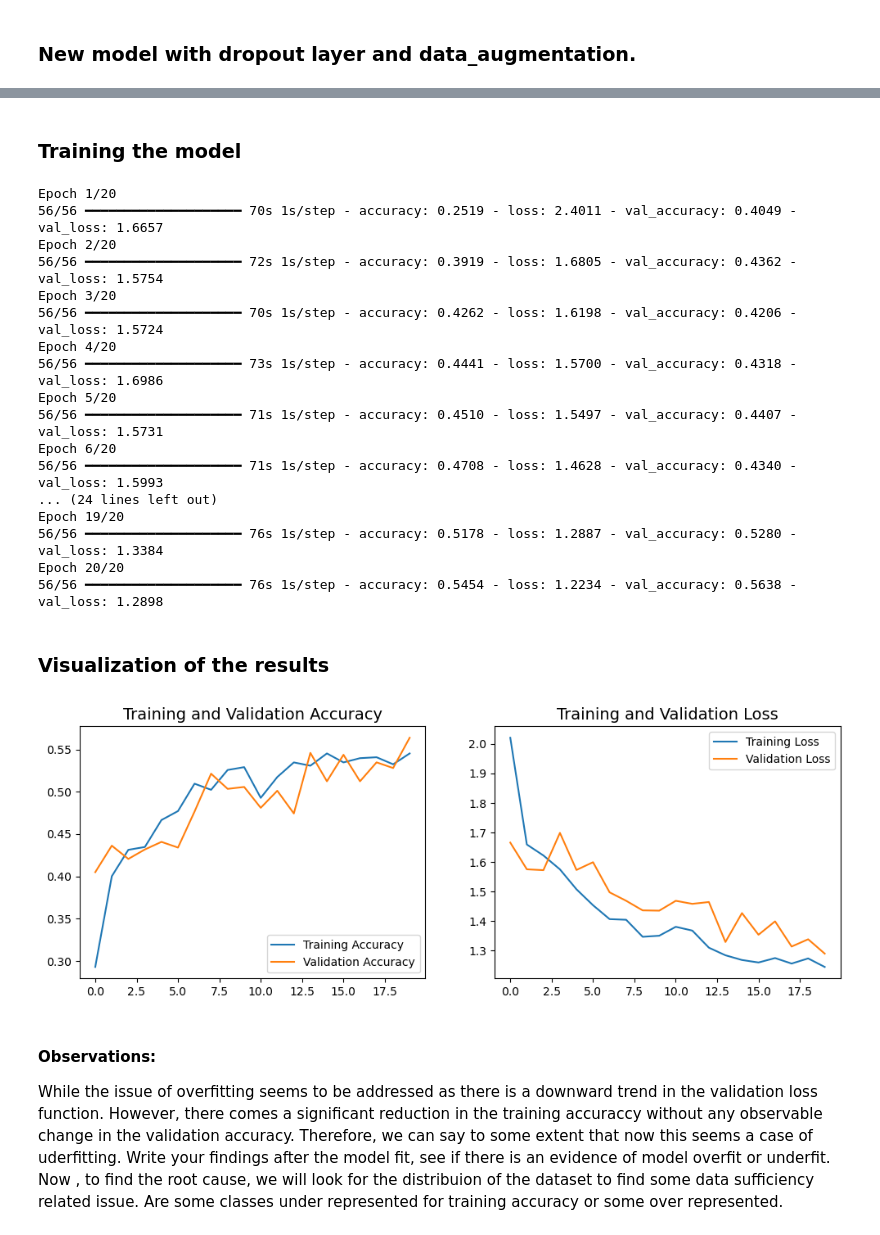
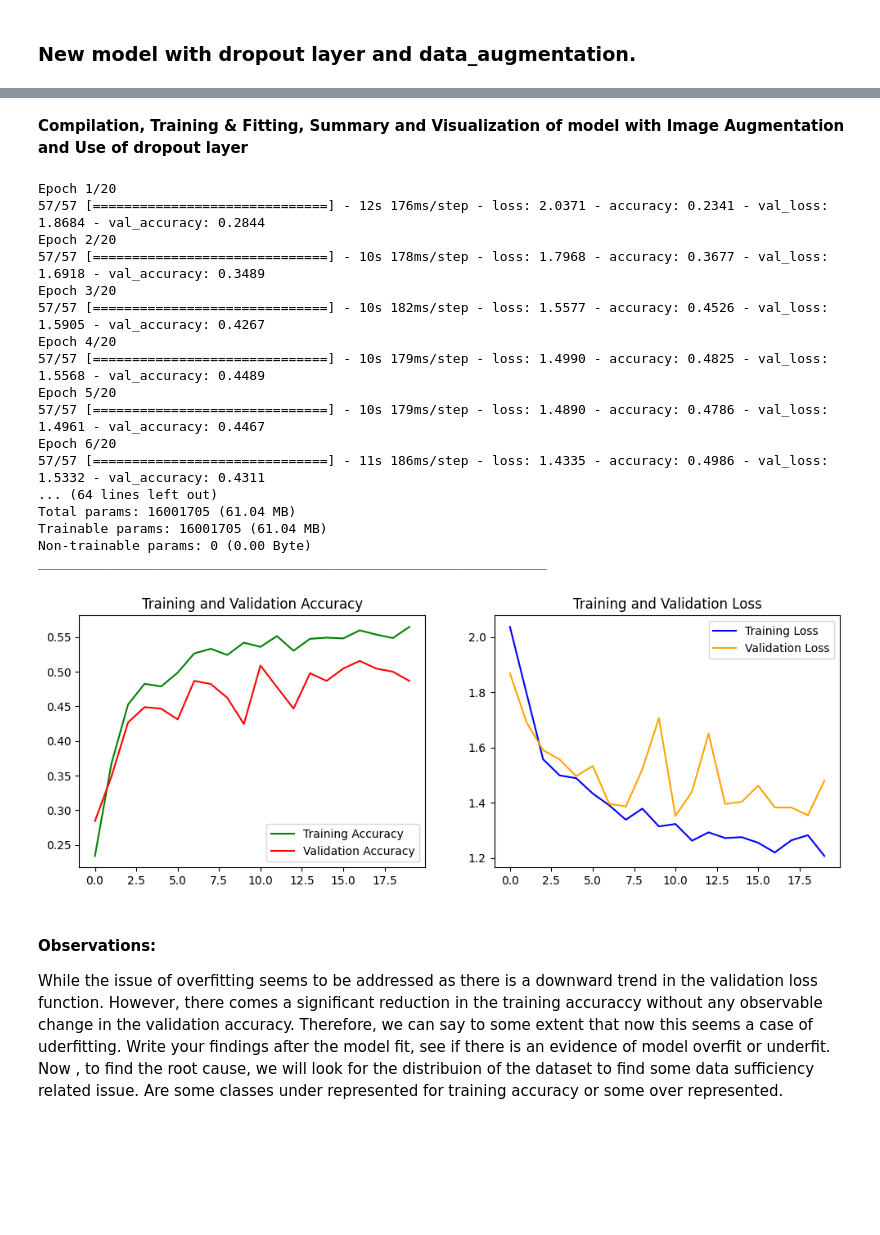
Before and after one commit to shailu20aug/shailendra-chouhan, a Jupyter notebook: Shailendra_Chouhan_nn.ipynb, the cells around one changed output, grey strips where cells are left out. Saved outputs shown, nothing was run; the diff lists cells and outputs as text; code cells hidden in the pictures; blank space fills up the shorter version.

```diff
--- a/Shailendra_Chouhan_nn.ipynb
+++ b/Shailendra_Chouhan_nn.ipynb
@@ -356,54 +307,26 @@ model.compile(optimizer='adam',
-# %% [markdown]
-### Training the model
-# %%
-history = model.fit(
-  train_ds,
-  validation_data=val_ds,
-  epochs=epochs )
-# %% [output]
-Epoch 1/20
-56/56 ━━━━━━━━━━━━━━━━━━━━ 70s 1s/step - accuracy: 0.2519 - loss: 2.4011 - val_accuracy: 0.4049 - val_loss: 1.6657
-Epoch 2/20
-56/56 ━━━━━━━━━━━━━━━━━━━━ 72s 1s/step - accuracy: 0.3919 - loss: 1.6805 - val_accuracy: 0.4362 - val_loss: 1.5754
-Epoch 3/20
-56/56 ━━━━━━━━━━━━━━━━━━━━ 70s 1s/step - accuracy: 0.4262 - loss: 1.6198 - val_accuracy: 0.4206 - val_loss: 1.5724
-Epoch 4/20
-56/56 ━━━━━━━━━━━━━━━━━━━━ 73s 1s/step - accuracy: 0.4441 - loss: 1.5700 - val_accuracy: 0.4318 - val_loss: 1.6986
-Epoch 5/20
-56/56 ━━━━━━━━━━━━━━━━━━━━ 71s 1s/step - accuracy: 0.4510 - loss: 1.5497 - val_accuracy: 0.4407 - val_loss: 1.5731
-Epoch 6/20
-56/56 ━━━━━━━━━━━━━━━━━━━━ 71s 1s/step - accuracy: 0.4708 - loss: 1.4628 - val_accuracy: 0.4340 - val_loss: 1.5993
-... (24 lines left out)
-Epoch 19/20
-56/56 ━━━━━━━━━━━━━━━━━━━━ 76s 1s/step - accuracy: 0.5178 - loss: 1.2887 - val_accuracy: 0.5280 - val_loss: 1.3384
-Epoch 20/20
-56/56 ━━━━━━━━━━━━━━━━━━━━ 76s 1s/step - accuracy: 0.5454 - loss: 1.2234 - val_accuracy: 0.5638 - val_loss: 1.2898
-# %% [markdown]
-### Visualization of  the results
-# %%
-acc = history.history['accuracy']
-val_acc = history.history['val_accuracy']
-
-loss = history.history['loss']
-val_loss = history.history['val_loss']
-
-epochs_range = range(epochs)
-
-plt.figure(figsize=(12, 4))
-plt.subplot(1, 2, 1)
-plt.plot(epochs_range, acc, label='Training Accuracy')
-plt.plot(epochs_range, val_acc, label='Validation Accuracy')
-plt.legend(loc='lower right')
-plt.title('Training and Validation Accuracy', fontsize=14)
-
-plt.subplot(1, 2, 2)
-plt.plot(epochs_range, loss, label='Training Loss')
-plt.plot(epochs_range, val_loss, label='Validation Loss')
-plt.legend(loc='upper right')
-plt.title('Training and Validation Loss', fontsize =14)
-plt.show()
-# %% [output]
-[figure, removed]
+# %% [markdown]
+**Compilation, Training & Fitting, Summary and Visualization of model with Image Augmentation and Use of dropout layer**
+# %%
+model_compilation_fit_summary()
+# %% [output]
+Epoch 1/20
+57/57 [==============================] - 12s 176ms/step - loss: 2.0371 - accuracy: 0.2341 - val_loss: 1.8684 - val_accuracy: 0.2844
+Epoch 2/20
+57/57 [==============================] - 10s 178ms/step - loss: 1.7968 - accuracy: 0.3677 - val_loss: 1.6918 - val_accuracy: 0.3489
+Epoch 3/20
+57/57 [==============================] - 10s 182ms/step - loss: 1.5577 - accuracy: 0.4526 - val_loss: 1.5905 - val_accuracy: 0.4267
+Epoch 4/20
+57/57 [==============================] - 10s 179ms/step - loss: 1.4990 - accuracy: 0.4825 - val_loss: 1.5568 - val_accuracy: 0.4489
+Epoch 5/20
+57/57 [==============================] - 10s 179ms/step - loss: 1.4890 - accuracy: 0.4786 - val_loss: 1.4961 - val_accuracy: 0.4467
+Epoch 6/20
+57/57 [==============================] - 11s 186ms/step - loss: 1.4335 - accuracy: 0.4986 - val_loss: 1.5332 - val_accuracy: 0.4311
+... (64 lines left out)
+Total params: 16001705 (61.04 MB)
+Trainable params: 16001705 (61.04 MB)
+Non-trainable params: 0 (0.00 Byte)
+_________________________________________________________________
+[figure, added]
 # %% [markdown]
 #### Observations:
 
```
Also changed, not shown: parts of 69 cells of this notebook.
